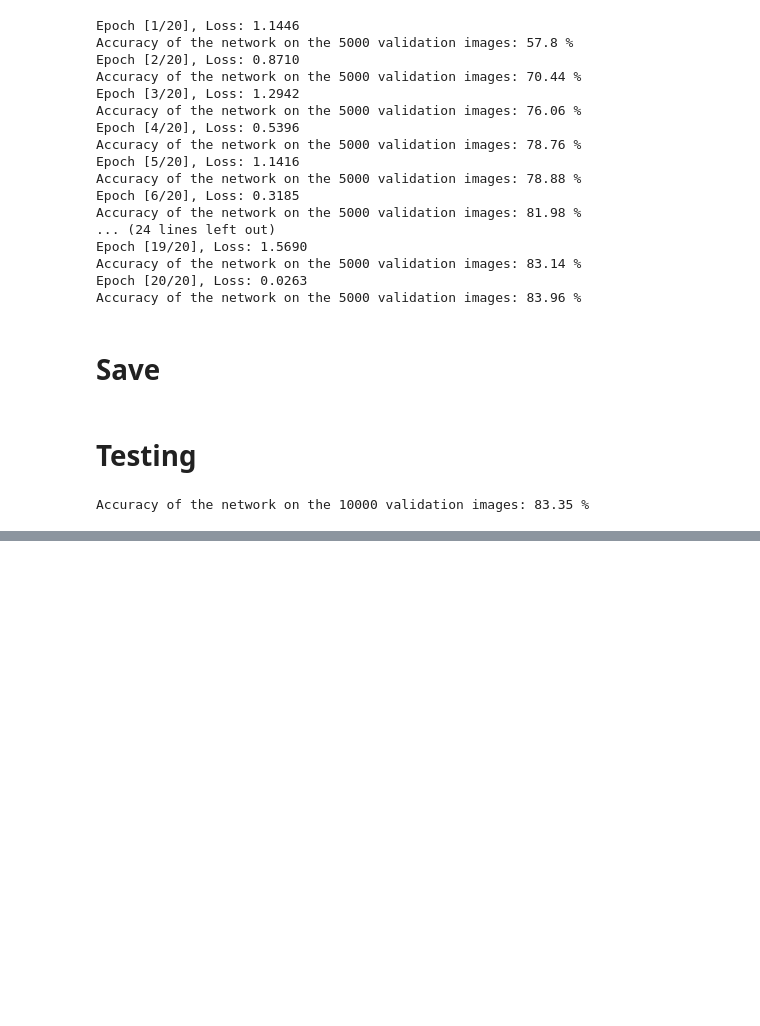
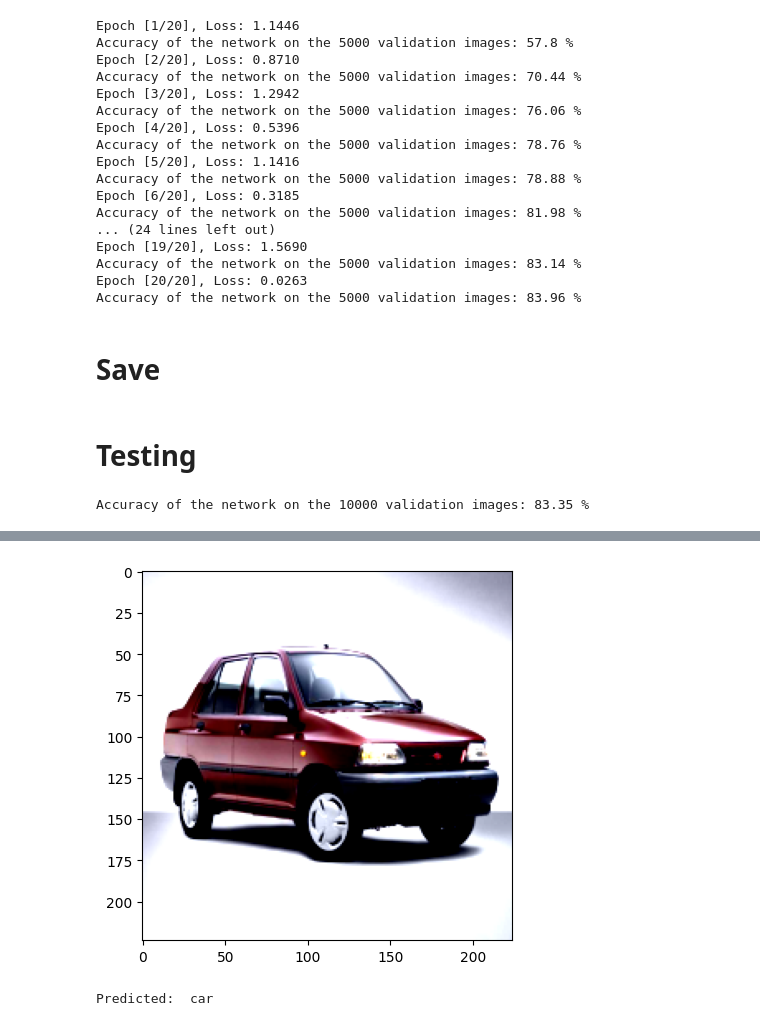
Before and after one commit to SoheilSedghi/Resnet34_for_CIFAR10, a Jupyter notebook: Resnet34_for_CIFAR10.ipynb, the cells around one changed output, grey strips where cells are left out. Cells and saved outputs as stored; diff of their text form; code cells hidden in the pictures; blank space fills up the shorter version.

```diff
--- a/Resnet34_for_CIFAR10.ipynb
+++ b/Resnet34_for_CIFAR10.ipynb
@@ -305,0 +306,44 @@ Predicted:  truck plane plane deer  truck horse dog   cat   bird  deer  truck pl
+# %%
+import glob
+from torch.utils.data import Dataset
+from PIL import Image
+
+class MYTestDataset(Dataset):
+    def __init__(self,path):
+        normalize = transforms.Normalize( mean=[0.4914, 0.4822, 0.4465],
+                                   std=[0.2023, 0.1994, 0.2010],
+                                  )
+
+        self.transform = transforms.Compose([ transforms.Resize((224,224)),
+                                        transforms.ToTensor(),
+                                        normalize,
+                                      ])
+        self.image_paths = glob.glob(path +'*.jpg')
+
+    def __getitem__(self, index):
+        x = Image.open(self.image_paths[index])
+        if self.transform is not None:
+            x = self.transform(x)
+        return x
+
+    def __len__(self):
+        return len(self.image_paths)
+
+# get some random training images
+test_image = MYTestDataset("./فروش-فوری-پراید-131-min")
+
+dataiter = iter(test_image)
+images = next(dataiter)
+
+# test the model
+net = ResNet34(Residual_Block, [3,4,6,3] ).to(device)
+
+net.load_state_dict(torch.load("./ss.zip", weights_only=True))
+images = images.unsqueeze(0)
+outputs = net(images.to(device))
+_, predicted = torch.max(outputs, 1)
+# show images
+imshow(make_grid(images))
+# print labels
+print('Predicted: ', ' '.join(f'{classes[predicted[j]]:5s}' for j in range(len(predicted))))
+# %% [output]
@@ -305,0 +351,2 @@ Predicted:  truck plane plane deer  truck horse dog   cat   bird  deer  truck pl
+[figure, added]
+Predicted:  car
```
Also changed, not shown: parts of 3 cells of this notebook.
